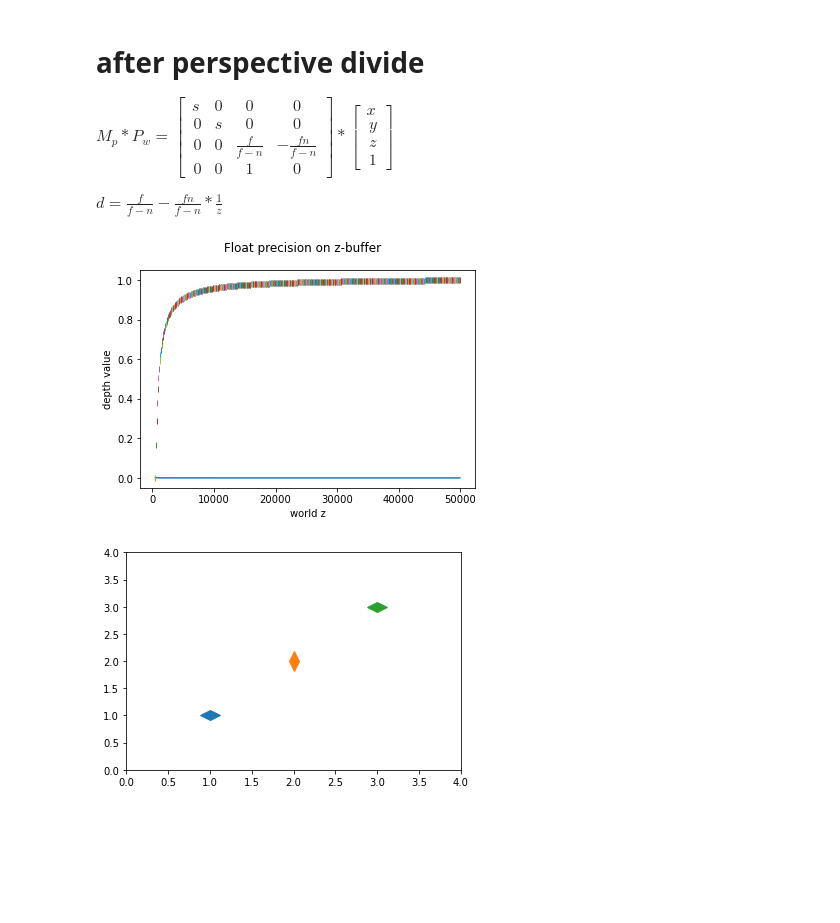
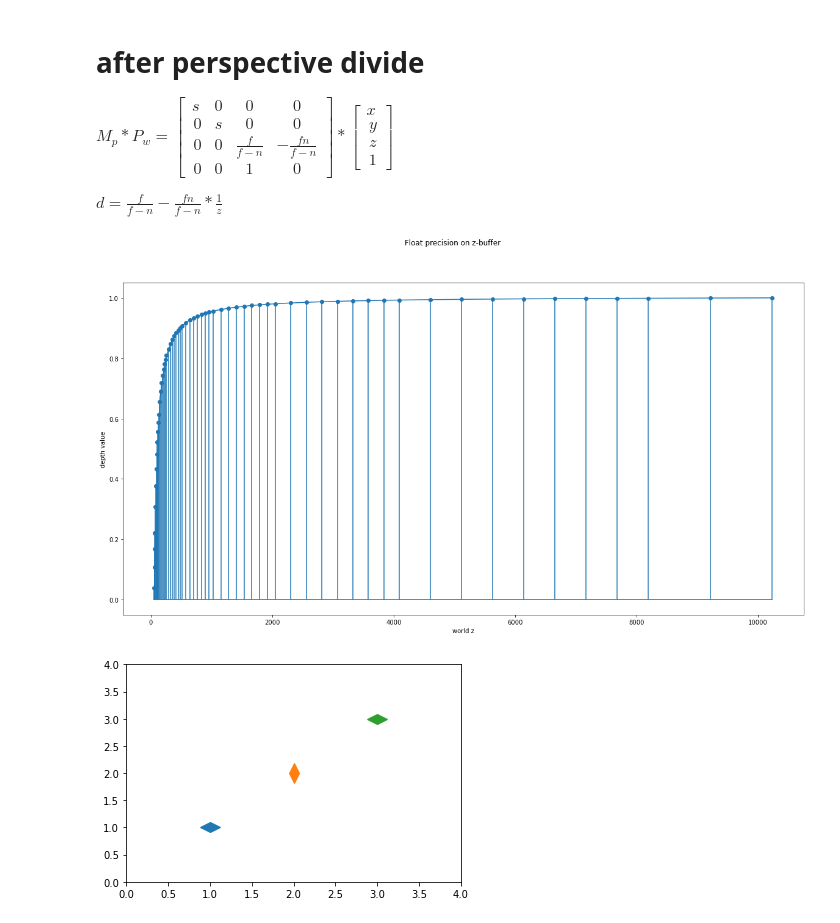
Before and after one commit to YaoTouGe/blog, a Jupyter notebook: python_notebooks/reverse_z.ipynb, the cells around one changed output. Drawn from its saved outputs; the diff is of its cells as text; code cells hidden in the pictures; blank space fills up the shorter version.

```diff
--- a/python_notebooks/reverse_z.ipynb
+++ b/python_notebooks/reverse_z.ipynb
@@ -53,22 +53,24 @@ def assambleFloat32(sign, exp, mantissa):
 # %%
 # python convert number to raw binary bits, and do some bit operation
 
-fig0, axs0 = plt.subplots(1, 1, figsize=(20, 1))
+fig0, axs0 = plt.subplots(1, 1, figsize=(15, 4))
 fig0.suptitle('Float precision')
 
 deltaBits = 0x1
 deltaMantissa = 0x1 << 20
 x = []
 exp = 0
-while(exp < 255):
+while(exp < 142):
     mantissa = 0
     while(mantissa < 2**23):
         x.append(assambleFloat32(0, exp, mantissa))
         mantissa += deltaMantissa
     exp += deltaBits
 y = [0] * len(x)
+axs0.set_xlabel("number")
+axs0.patch.set_alpha(1)
 setup(axs0, x, y)
-axs0.patch.set_alpha(1)
 plt.show()
+fig0.savefig("float_precision.png",facecolor=(1,1,1,1))
 #x[len(x) - 100:]
 # %% [output]
@@ -83,39 +85,63 @@ $d=\frac{f}{f-n}-\frac{fn}{f-n}*\frac{1}{z}$
 # %%
 import matplotlib.pyplot as plt
 import matplotlib.path as mpath
 import numpy as np
 import math
 
-def projZ(n, f, z):
-    return f/(f-n) - f*n/(f-n)/z
-def slopeProjZ(n, f, z):
-    return f*n/(f-n)/z/z
+near = 50
+far = 10000
+a = -far*near/(far-near)
+b = far/(far-near)
+
+def projZ(z):
+    return b + a/z
+def slopeProjZ(z):
+    return -a/z/z
+def truncateList(min, max, l):
+    minIdx = 0
+    maxIdx = 0
+    for i,x in enumerate(l):
+        if x >= min:
+            minIdx = i
+            break
+    for i,x in enumerate(l):
+        if x >=max:
+            maxIdx = i + 1
+            break
+    return l[minIdx: maxIdx]
 star = mpath.Path.unit_regular_star(6)
 circle = mpath.Path.unit_circle()
 # concatenate the circle with an internal cutout of the star
 verts = np.concatenate([circle.vertices, star.vertices[::-1, ...]])
 codes = np.concatenate([circle.codes, star.codes])
 cut_star = mpath.Path(verts, codes)
 
 # plt.plot(np.arange(10)**2, '-r')
-x = np.arange(500, 50000, step = 100)
-y = [projZ(500, 50000, v) for v in x]
-slope = [slopeProjZ(500, 50000, v) for v in x]
+z = np.arange(near, far + 300, step = 100)
+y = [projZ(v) for v in z]
+slope = [slopeProjZ(v) for v in z]
 
-fig0, axs0 = plt.subplots(1, 1)
+fig0, axs0 = plt.subplots(1, 1, figsize=(20, 10))
 fig0.suptitle('Float precision on z-buffer')
 
-axs0.plot(x, slope)
+axs0.plot(z, y)
 
-for xval, yval,s in zip(x, y, slope):
-    angle = math.degrees(math.atan(s))
-    axs0.plot(xval, yval, linestyle="none", marker=(2, 0, angle))
+precisionX = truncateList(near, far, x)
+# zeros = [0] * len(precisionX)
+# axs0.plot(precisionX, zeros, linestyle="none", marker='|')
+
+stemY = [projZ(val) for val in precisionX]
+axs0.stem(precisionX, stemY)
+
 axs0.set_xlabel('world z')
 axs0.set_ylabel('depth value')
 
 plt.show()
+fig0.savefig("depth_precision.png", facecolor=(1,1,1,1))
+
+#math.degrees(math.atan(slope[0]))
 # %% [output]
-[figure, old version]
+[figure, new version]
 # %%
 import matplotlib.pyplot as plt
 
```
Also changed, not shown: parts of 2 cells of this notebook, 1 other file.
